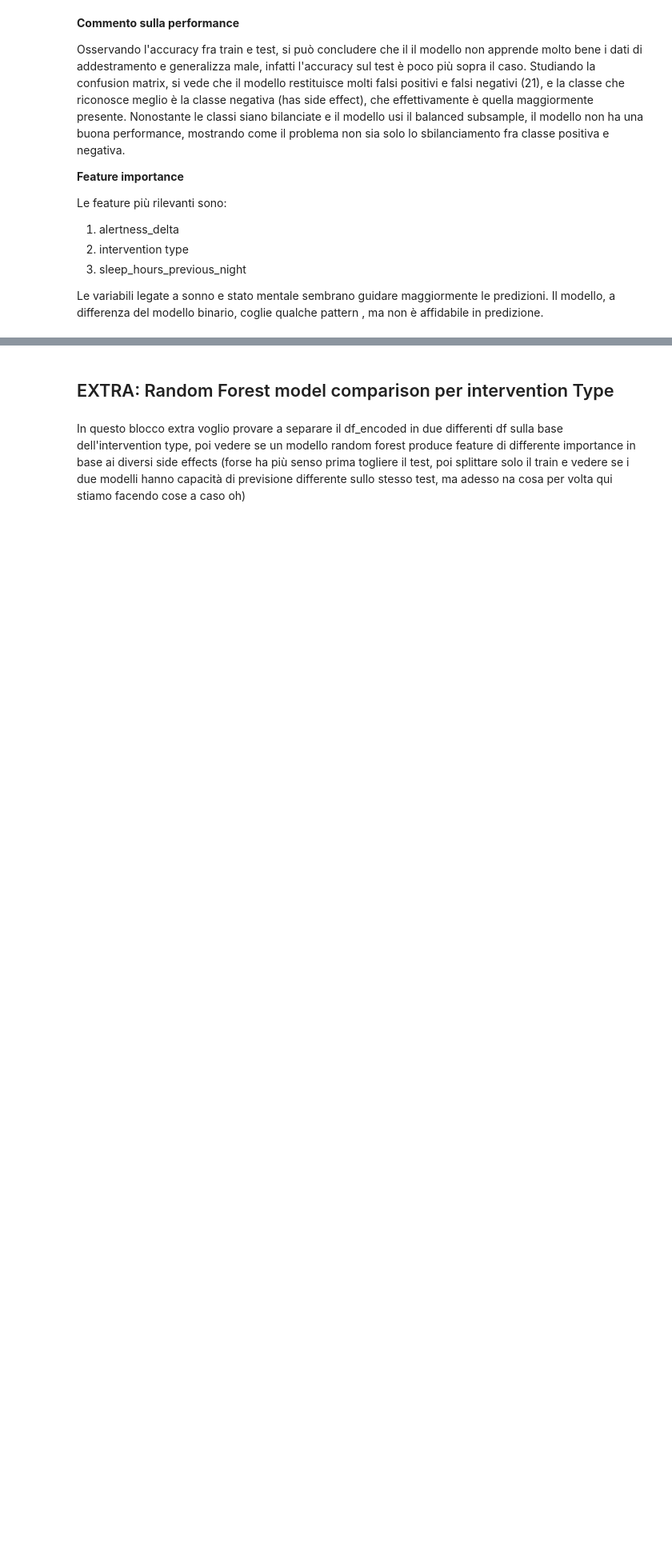
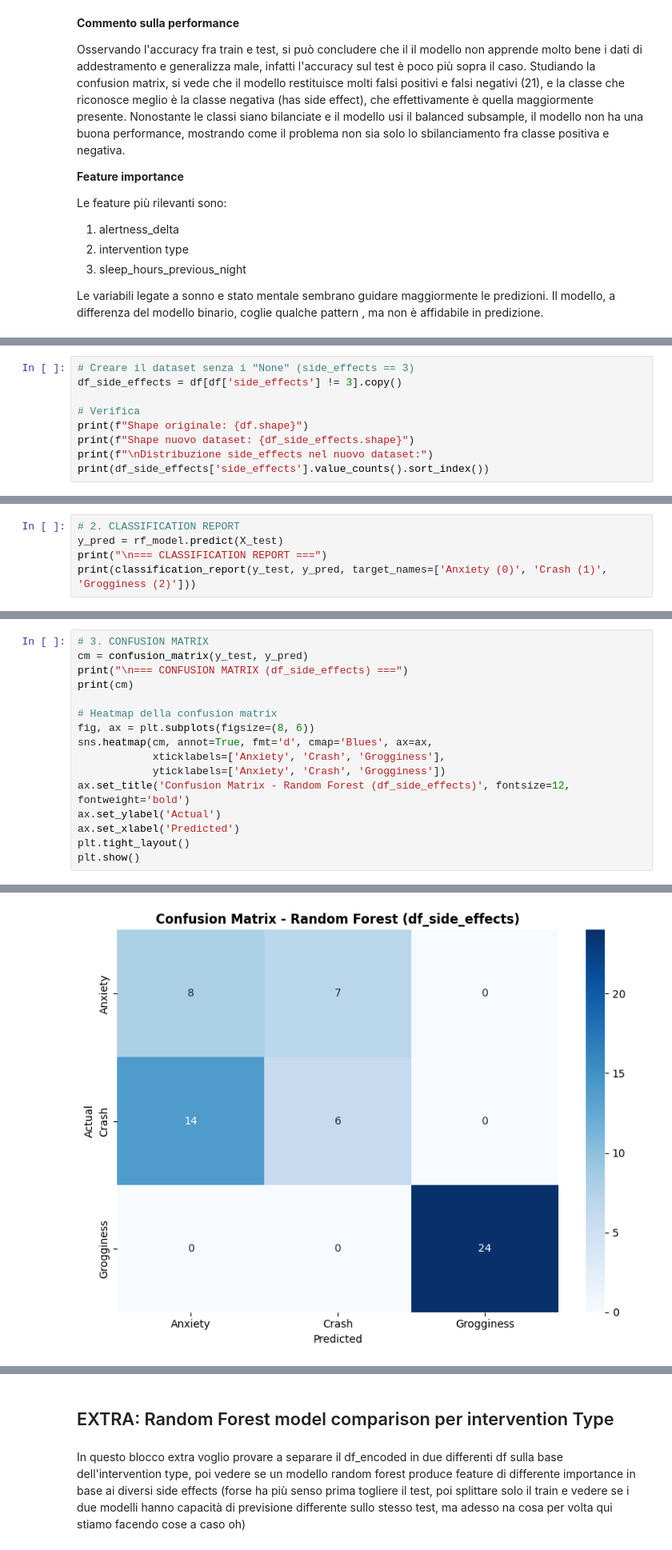
Before and after one commit to Grimino27/PDAI_Project, a Jupyter notebook: scripts/RandomForestModel.ipynb, the cells around one changed output, grey strips where cells are left out. Shown at 80% size. Cells and saved outputs as stored; diff of their text form; blank space fills up the shorter version.

```diff
--- a/scripts/RandomForestModel.ipynb
+++ b/scripts/RandomForestModel.ipynb
@@ -667,0 +672,9 @@ Le variabili legate a sonno e stato mentale sembrano guidare maggiormente le pre
+# %%
+# Creare il dataset senza i "None" (side_effects == 3)
+df_side_effects = df[df['side_effects'] != 3].copy()
+
+# Verifica
+print(f"Shape originale: {df.shape}")
+print(f"Shape nuovo dataset: {df_side_effects.shape}")
+print(f"\nDistribuzione side_effects nel nuovo dataset:")
+print(df_side_effects['side_effects'].value_counts().sort_index())
@@ -667,0 +804,5 @@ Le variabili legate a sonno e stato mentale sembrano guidare maggiormente le pre
+# %%
+# 2. CLASSIFICATION REPORT
+y_pred = rf_model.predict(X_test)
+print("\n=== CLASSIFICATION REPORT ===")
+print(classification_report(y_test, y_pred, target_names=['Anxiety (0)', 'Crash (1)', 'Grogginess (2)']))
@@ -667,0 +820,17 @@ Le variabili legate a sonno e stato mentale sembrano guidare maggiormente le pre
+# %%
+# 3. CONFUSION MATRIX
+cm = confusion_matrix(y_test, y_pred)
+print("\n=== CONFUSION MATRIX (df_side_effects) ===")
+print(cm)
+
+# Heatmap della confusion matrix
+fig, ax = plt.subplots(figsize=(8, 6))
+sns.heatmap(cm, annot=True, fmt='d', cmap='Blues', ax=ax,
+            xticklabels=['Anxiety', 'Crash', 'Grogginess'],
+            yticklabels=['Anxiety', 'Crash', 'Grogginess'])
+ax.set_title('Confusion Matrix - Random Forest (df_side_effects)', fontsize=12, fontweight='bold')
+ax.set_ylabel('Actual')
+ax.set_xlabel('Predicted')
+plt.tight_layout()
+plt.show()
+# %% [output]
@@ -667,0 +841 @@ Le variabili legate a sonno e stato mentale sembrano guidare maggiormente le pre
+[figure, added]
```
Also changed, not shown: parts of 22 cells of this notebook.
